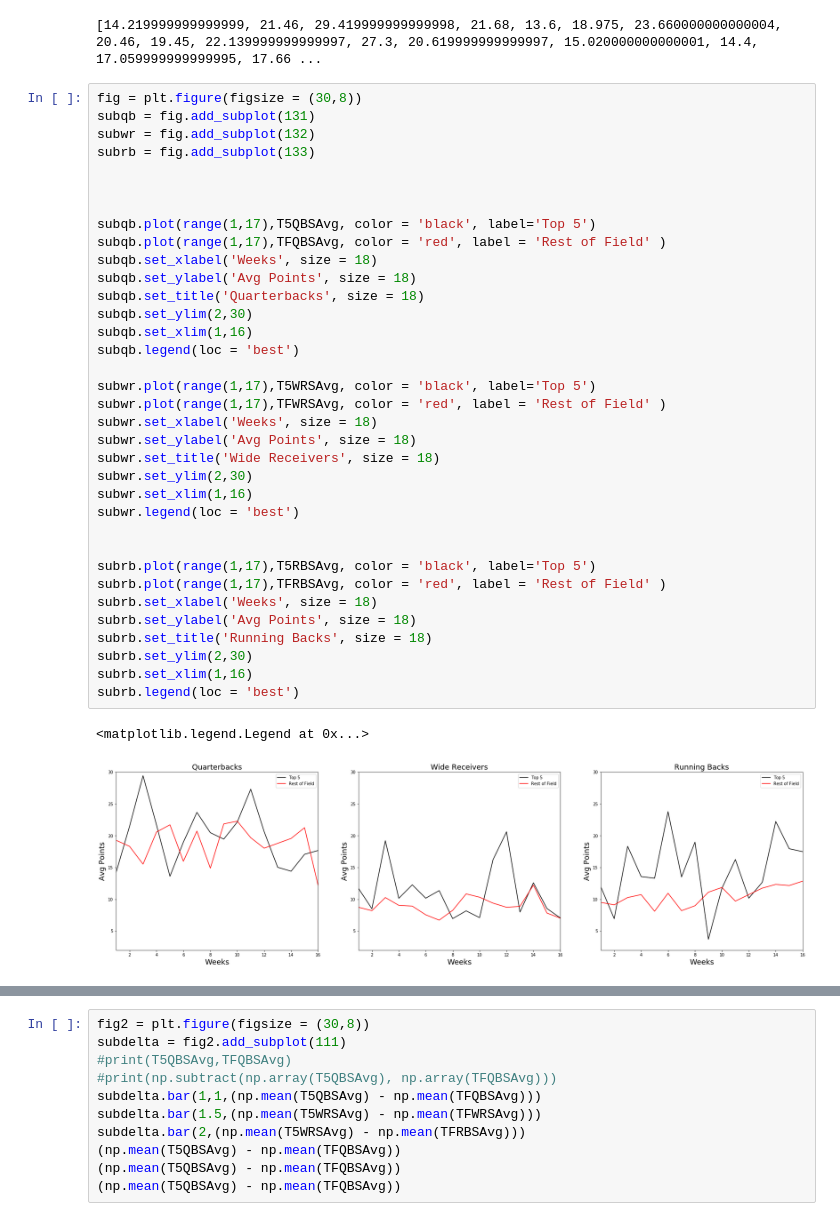
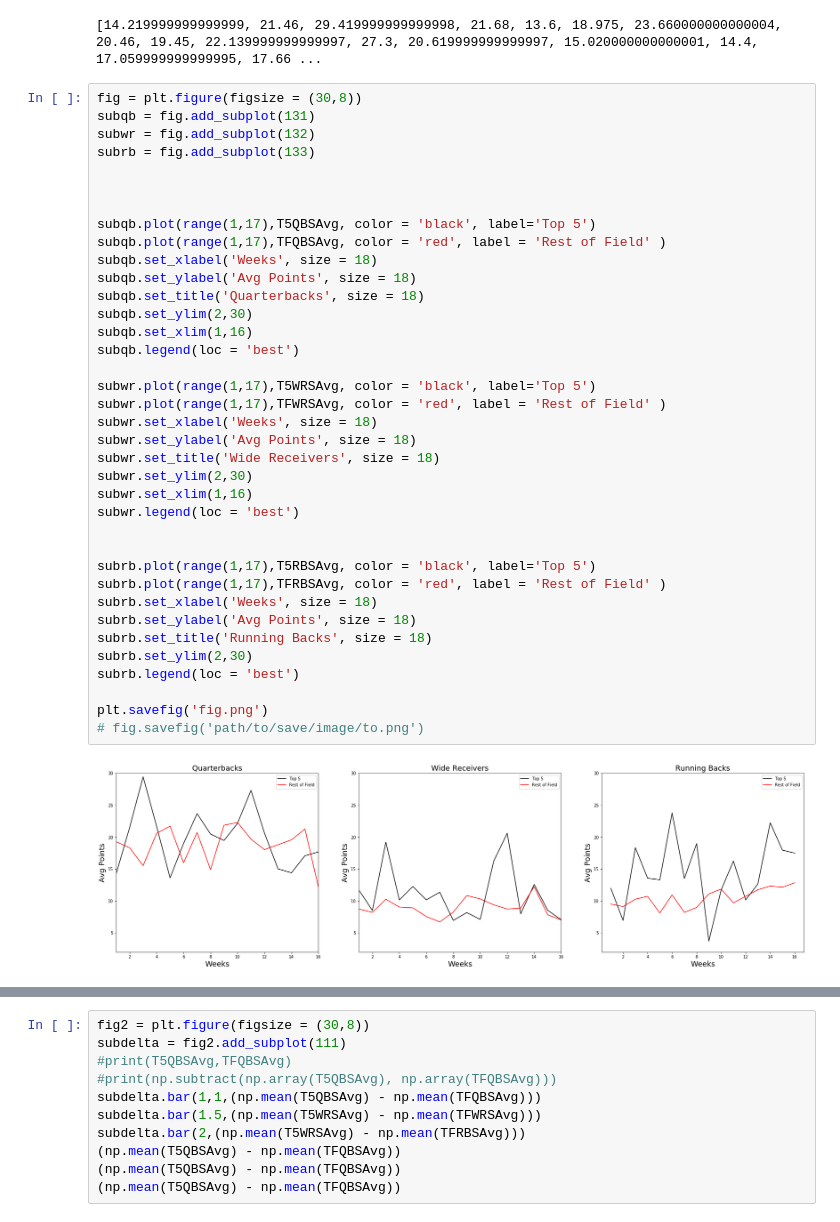
Before and after one commit to MTMUTH/Group_Project_01, a Jupyter notebook: FFL_CleanData-Copy(LW).ipynb, the cells around one changed output, grey strips where cells are left out. Cells and saved outputs as stored; diff of their text form.

```diff
--- a/FFL_CleanData-Copy(LW).ipynb
+++ b/FFL_CleanData-Copy(LW).ipynb
@@ -224,33 +224,34 @@ subrb = fig.add_subplot(133)
 
 
 
 subqb.plot(range(1,17),T5QBSAvg, color = 'black', label='Top 5')
 subqb.plot(range(1,17),TFQBSAvg, color = 'red', label = 'Rest of Field' )
 subqb.set_xlabel('Weeks', size = 18)
 subqb.set_ylabel('Avg Points', size = 18)
 subqb.set_title('Quarterbacks', size = 18)
 subqb.set_ylim(2,30)
 subqb.set_xlim(1,16)
 subqb.legend(loc = 'best')
 
 subwr.plot(range(1,17),T5WRSAvg, color = 'black', label='Top 5')
 subwr.plot(range(1,17),TFWRSAvg, color = 'red', label = 'Rest of Field' )
 subwr.set_xlabel('Weeks', size = 18)
 subwr.set_ylabel('Avg Points', size = 18)
 subwr.set_title('Wide Receivers', size = 18)
 subwr.set_ylim(2,30)
 subwr.set_xlim(1,16)
 subwr.legend(loc = 'best')
 
 
 subrb.plot(range(1,17),T5RBSAvg, color = 'black', label='Top 5')
 subrb.plot(range(1,17),TFRBSAvg, color = 'red', label = 'Rest of Field' )
 subrb.set_xlabel('Weeks', size = 18)
 subrb.set_ylabel('Avg Points', size = 18)
 subrb.set_title('Running Backs', size = 18)
 subrb.set_ylim(2,30)
-subrb.set_xlim(1,16)
 subrb.legend(loc = 'best')
+
+plt.savefig('fig.png')
+# fig.savefig('path/to/save/image/to.png')
 # %% [output]
-<matplotlib.legend.Legend at 0x...>
-[figure, old version]
+[figure, new version]
```
Also changed, not shown: parts of 2 cells of this notebook, 7 other files.
